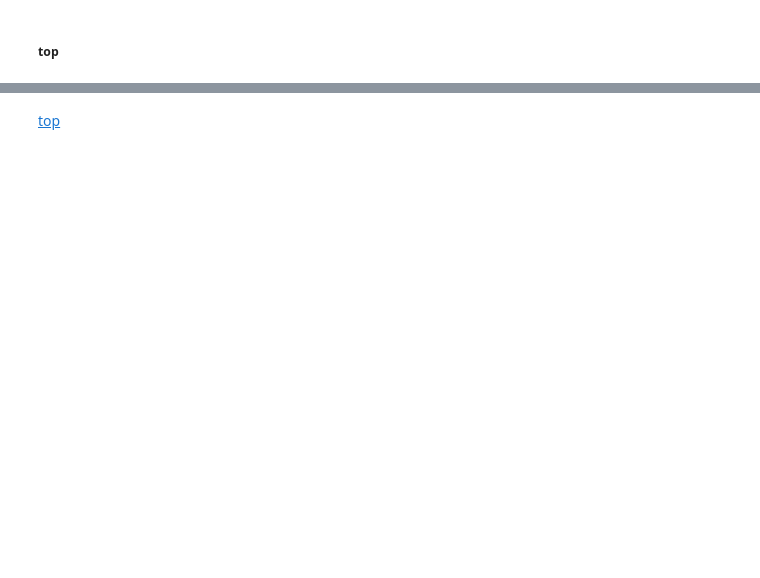
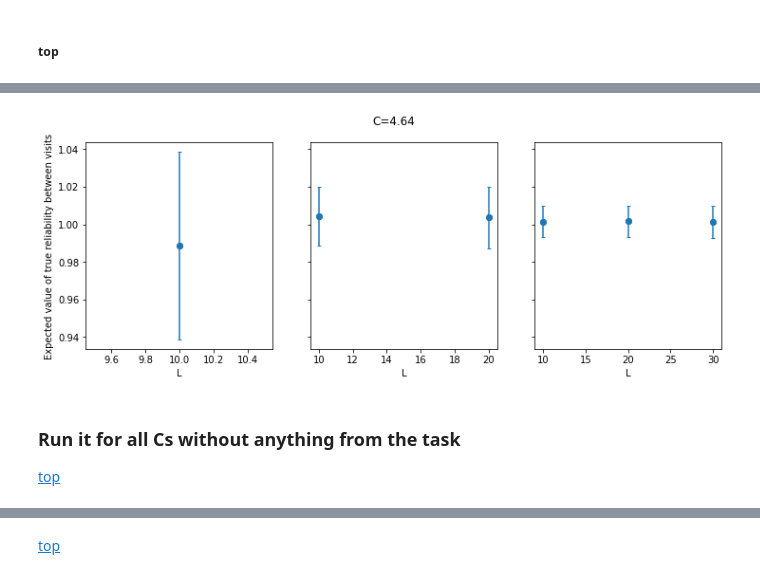
Before and after one commit to jankaWIS/reliability-paper, a Jupyter notebook: Code/simulate_reliability_range.ipynb, the cells around one changed output, grey strips where cells are left out. Cells and saved outputs as stored; diff of their text form; code cells hidden in the pictures; blank space fills up the shorter version.

```diff
--- a/Code/simulate_reliability_range.ipynb
+++ b/Code/simulate_reliability_range.ipynb
@@ -1490,0 +217,22 @@ plt.show()
+# %%
+# for how many subjects to compute it, this is a mean of the ones in panel C
+N_sim = 140
+
+# define the data
+n_trials = 40
+mean, std, var, C = get_mean_sd_C_task('PIM_MC', dataframe_list, std_thr=2)
+
+rng_means = np.random.default_rng(0)
+means = get_subject_means(C/2, C//2, N_sim, 'beta', rng_means)
+
+rng_data = np.random.default_rng(0)
+concat_array_C_PIM = bin_samples_rand4(rng_data, N_sim, n_trials, means, ravel=False)
+
+# print(concat_array.shape)
+print(f"Mean in real data: {mean}")
+print(f"Mean in simulated data: {concat_array_C_PIM.mean()}")
+print(f"Are means close: {np.isclose(means.mean(), concat_array_C_PIM.mean(), atol=10**-3)}")
+C_sim = analytical_C_unbiased(concat_array_C_PIM.mean(), np.var(concat_array_C_PIM.mean(axis=1), ddof=1), n_trials)
+print(f"C={C}, C sim={C_sim}")
+print(f"Are Cs close: {np.isclose(C, C_sim, atol=10**-2)}")
+print(f"N={N_sim}")
@@ -1490,0 +359,28 @@ plt.show()
+# %%
+fig, axs = plt.subplots(1,3, figsize=(12,4), sharey=True)
+
+for n_trials, ax in zip(total_n_trials_list, axs.flatten()):
+    r_xy_array = dic_tasks_results[task][n_trials]['r_xy_array']
+
+    ax.scatter(dic_tasks_results[task][n_trials]['n_trials_list_orig'], r_xy_array.mean(axis=0))
+    ax.errorbar(dic_tasks_results[task][n_trials]['n_trials_list_orig'], r_xy_array.mean(axis=0),
+                yerr=np.nanstd(r_xy_array, axis=0), fmt='o', capsize=2)
+
+    if n_trials==total_n_trials_list[0]:
+        ax.set_ylabel('Expected value of true reliability between visits')
+    else:
+        ax.set_ylabel('')
+    ax.set_xlabel('L')
+
+plt.suptitle(f"C={dic_tasks_results[task]['defined_C']:.2f}")
+plt.show()
+# axs[1].scatter(n_trials_list_GFMT_orig, r_xy_array.mean(axis=0))
+# axs[1].errorbar(n_trials_list_GFMT_orig, r_xy_array.mean(axis=0), yerr=np.nanstd(r_xy_array, axis=0), fmt='o', capsize=2)
+
+# axs[1].set_ylabel('Expected value of true reliability between visits')
+# axs[1].set_xlabel('L')
+# %% [output]
+[figure, added]
+# %% [markdown]
+### Run it for all Cs without anything from the task
+[top](#top)
```
Also changed, not shown: parts of 78 cells of this notebook.
